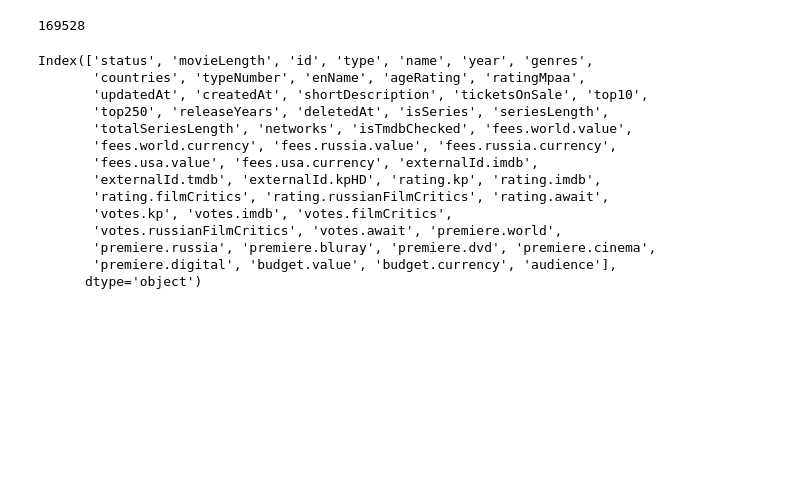
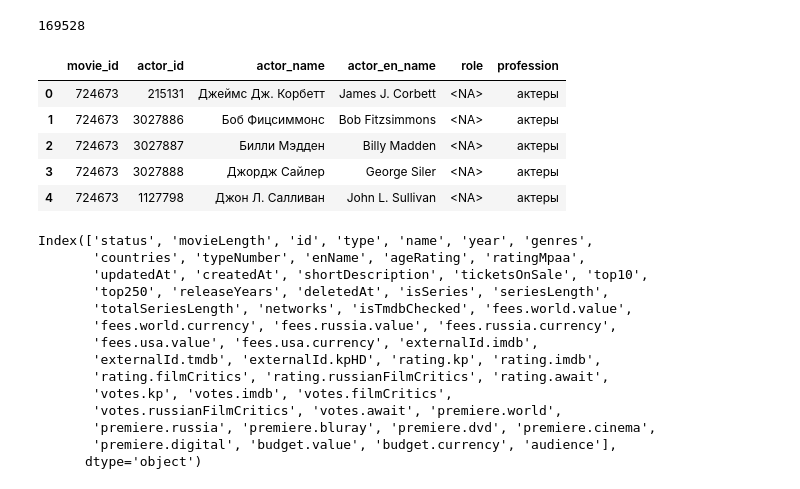
Before and after one commit to glazole/MovieLens, a Jupyter notebook: ML_EDA_into.ipynb, the cells around one changed output. Cells and saved outputs as stored; diff of their text form; code cells hidden in the pictures; blank space fills up the shorter version.

```diff
--- a/ML_EDA_into.ipynb
+++ b/ML_EDA_into.ipynb
@@ -1104,6 +1104,17 @@ kino.head()
 kino.shape[0]
 # %% [output]
 169528
+# %%
+with engine.connect() as conn:
+    actors = pd.read_sql_table('ACTORS_IMDB', conn, schema='public', dtype_backend='numpy_nullable')
+actors.head()
+# %% [output]
+|  | movie_id | actor_id | actor_name | actor_en_name | role | profession |
+| 0 | 724673 | 215131 | Джеймс Дж. Корбетт | James J. Corbett | <NA> | актеры |
+| 1 | 724673 | 3027886 | Боб Фицсиммонс | Bob Fitzsimmons | <NA> | актеры |
+| 2 | 724673 | 3027887 | Билли Мэдден | Billy Madden | <NA> | актеры |
+| 3 | 724673 | 3027888 | Джордж Сайлер | George Siler | <NA> | актеры |
+| 4 | 724673 | 1127798 | Джон Л. Салливан | John L. Sullivan | <NA> | актеры |
 # %%
 kino.columns
 # %% [output]
```
Also changed, not shown: parts of 1 cell of this notebook, 19 other files.
